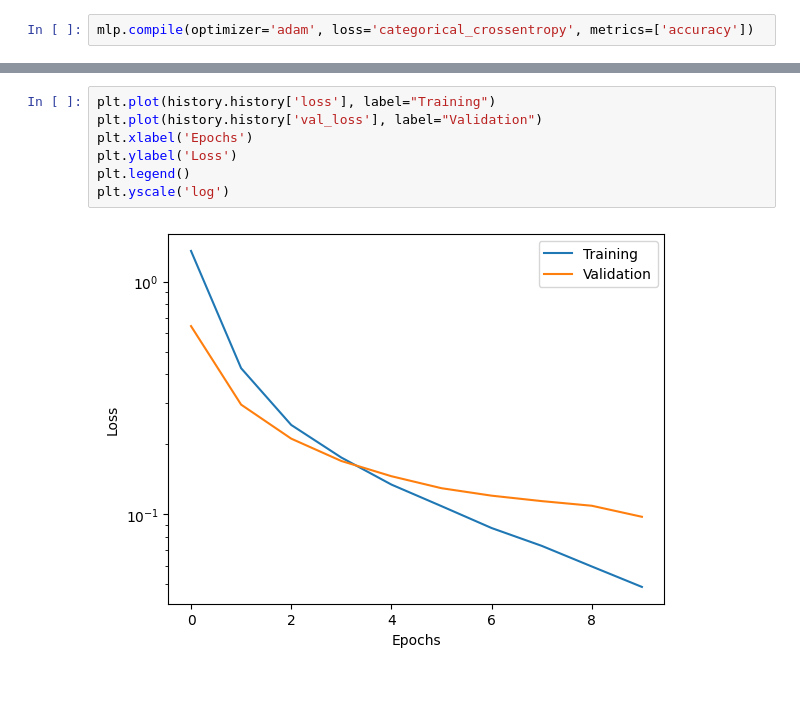
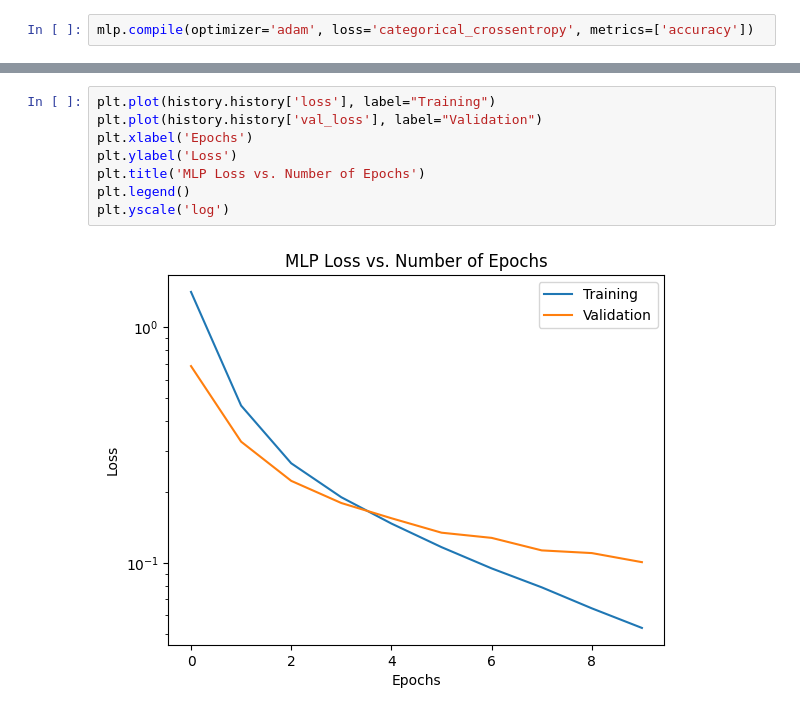
Before and after one commit to jarrodsb/DSPS_JBieber, a Jupyter notebook: HW10/kerasmnist_mlp_Bieber.ipynb, the cells around one changed output, grey strips where cells are left out. Drawn from its saved outputs; the diff is of its cells as text; blank space fills up the shorter version.

```diff
--- a/HW10/kerasmnist_mlp_Bieber.ipynb
+++ b/HW10/kerasmnist_mlp_Bieber.ipynb
@@ -108,9 +150,10 @@ history.history
 # %%
 plt.plot(history.history['loss'], label="Training")
 plt.plot(history.history['val_loss'], label="Validation")
 plt.xlabel('Epochs')
 plt.ylabel('Loss')
+plt.title('MLP Loss vs. Number of Epochs')
 plt.legend()
 plt.yscale('log')
 # %% [output]
-[figure, old version]
+[figure, new version]
```
Also changed, not shown: parts of 22 cells of this notebook.
